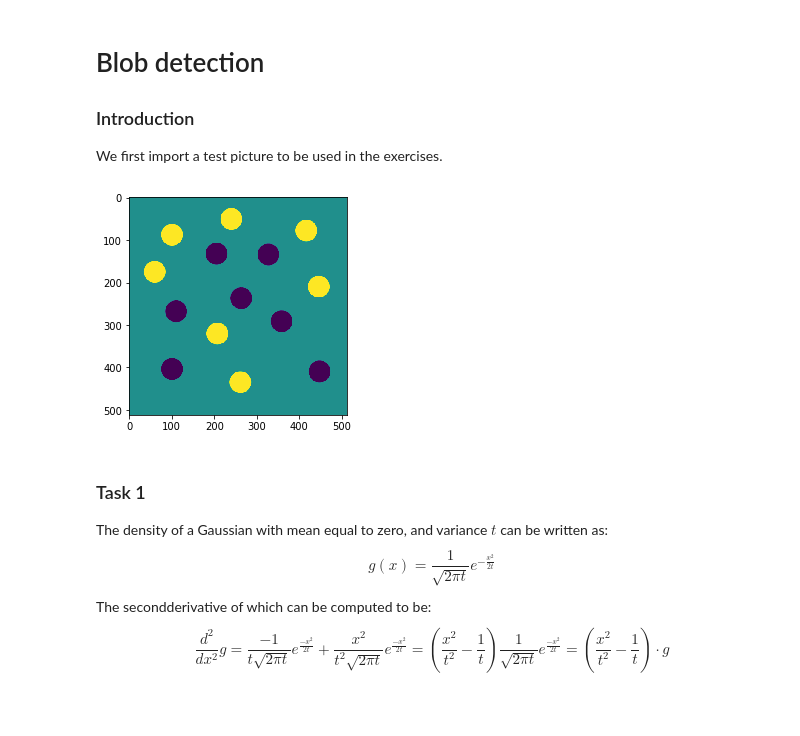
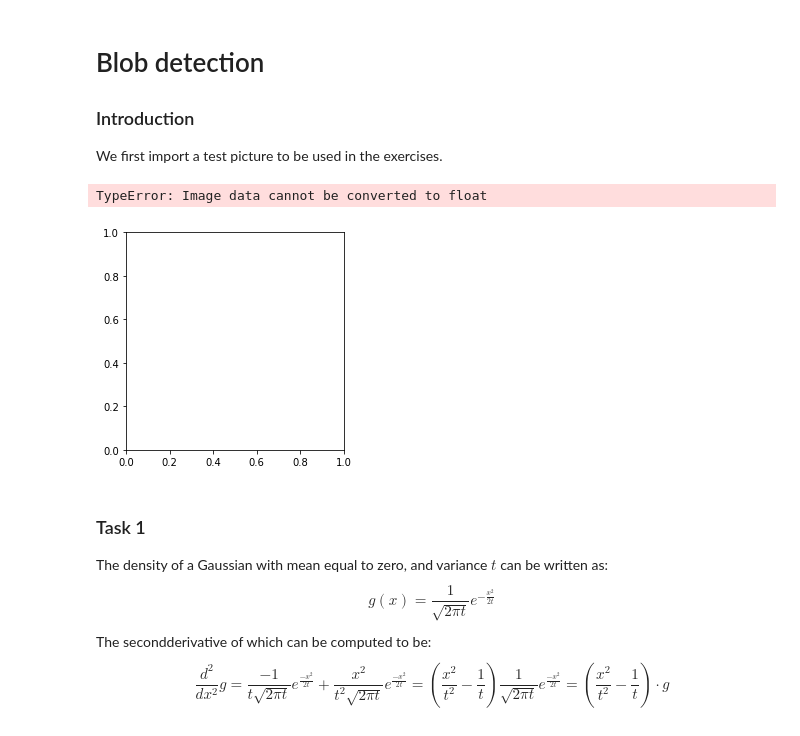
Before and after one commit to MJordahn/AIA_Spring_2020, a Jupyter notebook: Andreas/Week 2/Untitled.ipynb, the cells around one changed output. Saved outputs shown, nothing was run; the diff lists cells and outputs as text; code cells hidden in the pictures.

```diff
--- a/Andreas/Week 2/Untitled.ipynb
+++ b/Andreas/Week 2/Untitled.ipynb
@@ -13,11 +13,12 @@ from skimage import feature
 We first import a test picture to be used in the exercises.
 # %%
 img = cv2.imread('EX_2_data/test_blob_uniform.png.', cv2.IMREAD_GRAYSCALE)
-img = img.astype(float)
+#img = img.astype(float)
 plt.imshow(img)
 plt.show()
 # %% [output]
+TypeError: Image data cannot be converted to float
-[figure, old version]
+[figure, new version]
 # %% [markdown]
 ### Task 1
 
```
Also changed, not shown: 3 other files.
